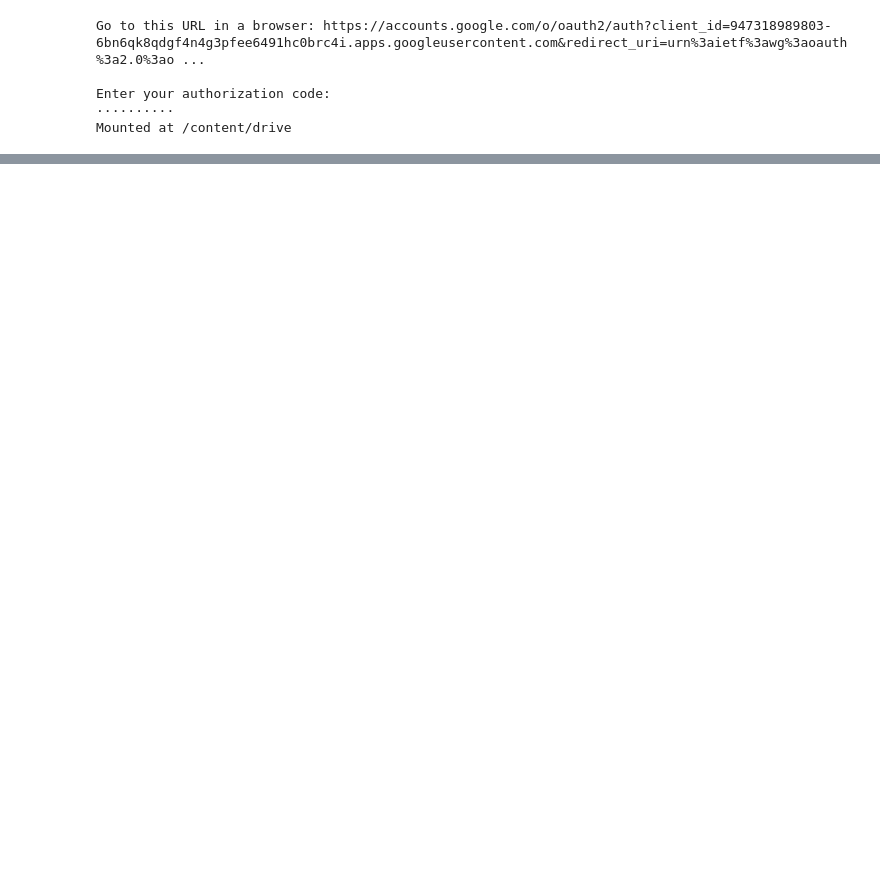
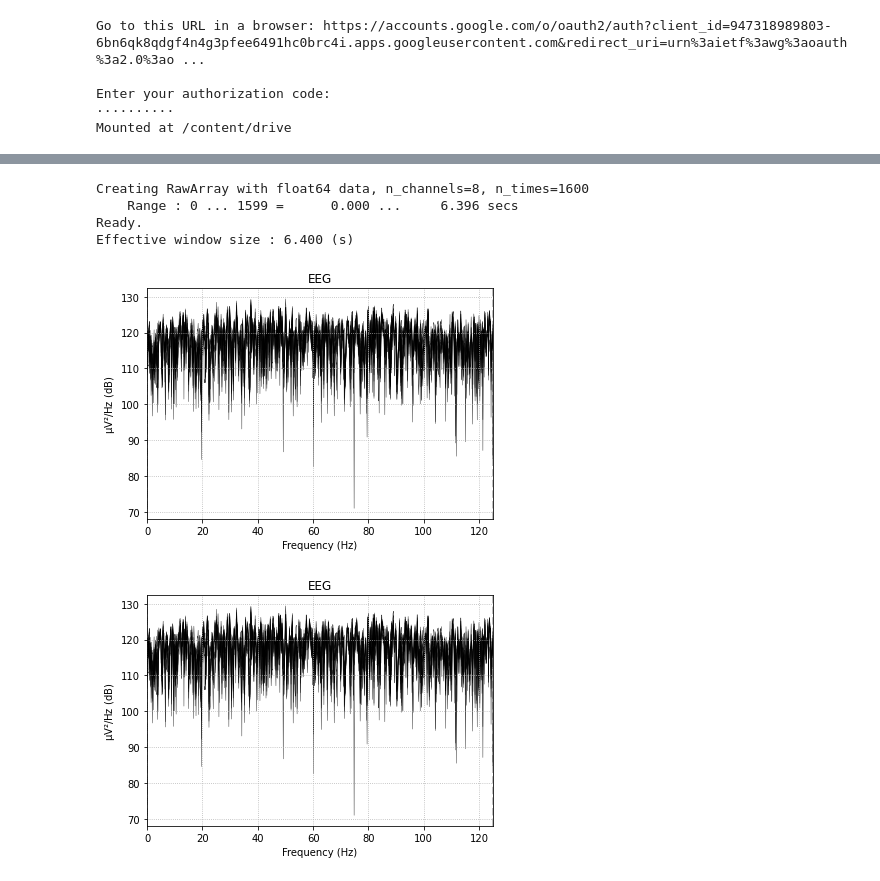
Before and after one commit to dpostolovski/eeg_is, a Jupyter notebook: IS_project.ipynb, the cells around one changed output, grey strips where cells are left out. Drawn from its saved outputs; the diff is of its cells as text; code cells hidden in the pictures; blank space fills up the shorter version.

```diff
--- a/IS_project.ipynb
+++ b/IS_project.ipynb
@@ -44,0 +37,8 @@ for i in range(8):
+# %%
+# Вчитување на податочното множество
+data = loadmat('drive/My Drive/Интелигентни Системи/Data/trainData.mat')['trainData']
+# Вчитаните податоци се претставени со тридимензионална матрица каде првата
+if data.shape[0] == 8:
+  print("Податоците се успешно вчитани.")
+else:
+  print("Настана грешка во вчитувањето на податоците.")
@@ -44,0 +47,8 @@ for i in range(8):
+# %%
+ch_names = ["C3", "Cz", "C4", "CPz", "P3", "Pz", "P4", "POz"]
+
+info = mne.create_info(ch_names=ch_names, sfreq=250, ch_types='eeg')
+
+mdata_test = data
+
+raw = mne.epochs.EpochsArray(np.swapaxes(mdata_test,0,1),info)
@@ -44,0 +75,11 @@ for i in range(8):
+# %%
+epoch_1 = np.swapaxes(mdata_test,0,1)[1]
+raw = mne.io.RawArray(epoch_1,info)
+raw.plot_psd()
+# %% [output]
+Creating RawArray with float64 data, n_channels=8, n_times=1600
+    Range : 0 ... 1599 =      0.000 ...     6.396 secs
+Ready.
+Effective window size : 6.400 (s)
+[figure, added]
+[figure, added]
```
Also changed, not shown: parts of 12 cells of this notebook.
